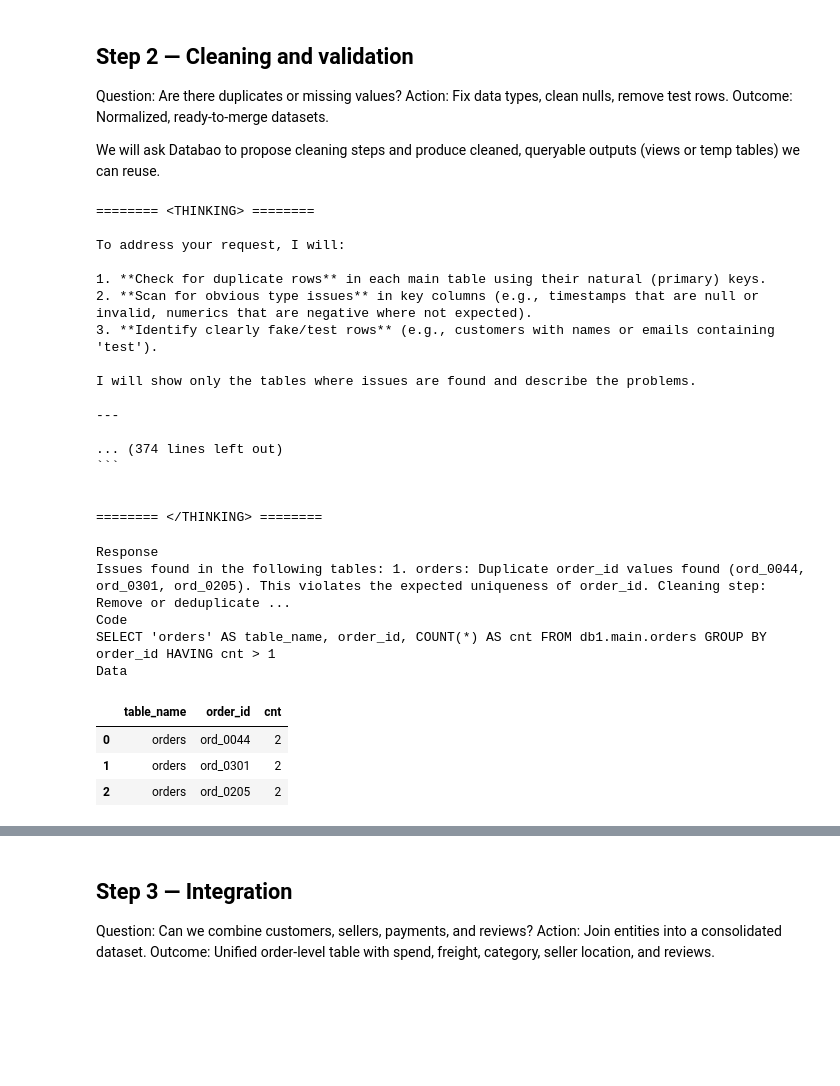
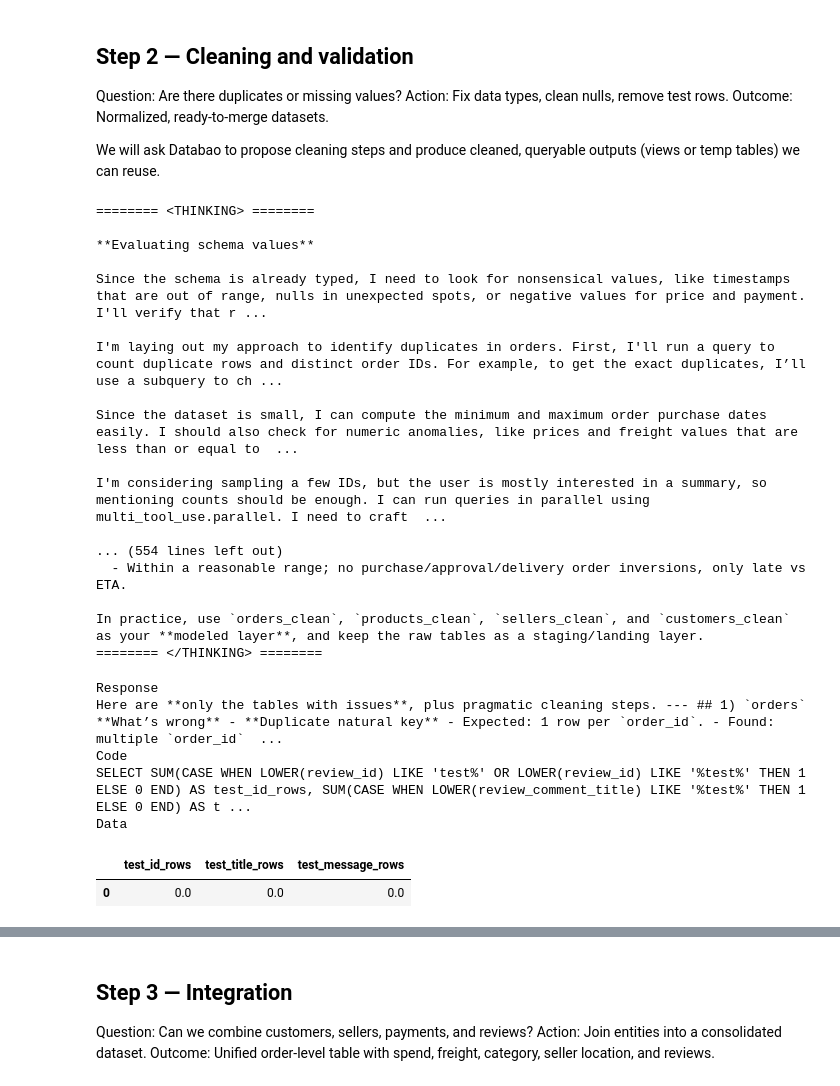
Before and after one commit to dayanruben/databao, a Jupyter notebook: examples/web_shop_orders/web_shop_orders_databao_preparation_demo.ipynb, the cells around one changed output, grey strips where cells are left out. Cells and saved outputs as stored; diff of their text form; code cells hidden in the pictures; blank space fills up the shorter version.

````diff
--- a/examples/web_shop_orders/web_shop_orders_databao_preparation_demo.ipynb
+++ b/examples/web_shop_orders/web_shop_orders_databao_preparation_demo.ipynb
@@ -52,7 +52,7 @@ For easier setup, this notebook uses a cloud LLM by default. If you prefer to us
 %env OPENAI_API_KEY=<YOUR_API_KEY>
 # %%
 # Option A — Cloud model (OpenAI). Low temperature helps produce deterministic SQL/plots
-llm_config = LLMConfig(name="gpt-4.1-2025-04-14", temperature=0)
+llm_config = LLMConfig(name="gpt-5.1", temperature=0)
 
 # Option B — Local model (Ollama)
 # llm_config = LLMConfig.from_yaml("../configs/qwen3-8b-ollama.yaml")  # Use a custom config file
@@ -75,7 +75,7 @@ agent.add_context(
     Project‑wide notes:
     - Monetary values are in EUR, unless stated otherwise.
     - Orders with a status of 'canceled' should be excluded from KPIs unless they're explicitly requested.
-    - Treat obviously fake/test rows as data quality issues (e.g., emails like test@, or names like 'Test User').
+    - Treat obviously fake/test rows as data quality issues (e.g., emails like test@, or id like 'Test User').
     - Date columns use UTC timestamps unless noted; compute delivery_days from purchase to delivered_customer.
     """
 )
@@ -226,39 +249,37 @@ We will ask Databao to propose cleaning steps and produce cleaned, queryable out
 # %%
 thread.ask(
     """
     Check tables for common issues and propose pragmatic cleaning steps:
     - Duplicates by natural keys (e.g., one row per order_id in orders etc.).
     - Obvious type issues (timestamps, numerics).
-    - Clearly fake/test rows (e.g., customers with emails like '%test%' or names 'test%').
+    - Clearly fake/test rows (e.g., customers with emails like '%test%' or ids 'test%').
     show me tables with issues and write down what's wrong with them
     -
     """
 )
 # %% [output]
 ======== <THINKING> ========
 
-To address your request, I will:
+**Evaluating schema values**
 
-1. **Check for duplicate rows** in each main table using their natural (primary) keys.
-2. **Scan for obvious type issues** in key columns (e.g., timestamps that are null or invalid, numerics that are negative where not expected).
-3. **Identify clearly fake/test rows** (e.g., customers with names or emails containing 'test').
+Since the schema is already typed, I need to look for nonsensical values, like timestamps that are out of range, nulls in unexpected spots, or negative values for price and payment. I'll verify that r ...
 
-I will show only the tables where issues are found and describe the problems.
+I'm laying out my approach to identify duplicates in orders. First, I'll run a query to count duplicate rows and distinct order IDs. For example, to get the exact duplicates, I’ll use a subquery to ch ...
 
----
+Since the dataset is small, I can compute the minimum and maximum order purchase dates easily. I should also check for numeric anomalies, like prices and freight values that are less than or equal to  ...
 
-... (374 lines left out)
-```
+I'm considering sampling a few IDs, but the user is mostly interested in a summary, so mentioning counts should be enough. I can run queries in parallel using multi_tool_use.parallel. I need to craft  ...
 
+... (554 lines left out)
+  - Within a reasonable range; no purchase/approval/delivery order inversions, only late vs ETA.
 
+In practice, use `orders_clean`, `products_clean`, `sellers_clean`, and `customers_clean` as your **modeled layer**, and keep the raw tables as a staging/landing layer.
 ======== </THINKING> ========
 Response
-Issues found in the following tables: 1. orders: Duplicate order_id values found (ord_0044, ord_0301, ord_0205). This violates the expected uniqueness of order_id. Cleaning step: Remove or deduplicate ...
+Here are **only the tables with issues**, plus pragmatic cleaning steps. --- ## 1) `orders` **What’s wrong** - **Duplicate natural key** - Expected: 1 row per `order_id`. - Found: multiple `order_id`  ...
 Code
-SELECT 'orders' AS table_name, order_id, COUNT(*) AS cnt FROM db1.main.orders GROUP BY order_id HAVING cnt > 1
+SELECT SUM(CASE WHEN LOWER(review_id) LIKE 'test%' OR LOWER(review_id) LIKE '%test%' THEN 1 ELSE 0 END) AS test_id_rows, SUM(CASE WHEN LOWER(review_comment_title) LIKE '%test%' THEN 1 ELSE 0 END) AS t ...
 Data
-|  | table_name | order_id | cnt |
-| 0 | orders | ord_0044 | 2 |
-| 1 | orders | ord_0301 | 2 |
-| 2 | orders | ord_0205 | 2 |
+|  | test_id_rows | test_title_rows | test_message_rows |
+| 0 | 0.0 | 0.0 | 0.0 |
 # %%
````
Also changed, not shown: parts of 18 cells of this notebook, 1 other file.
